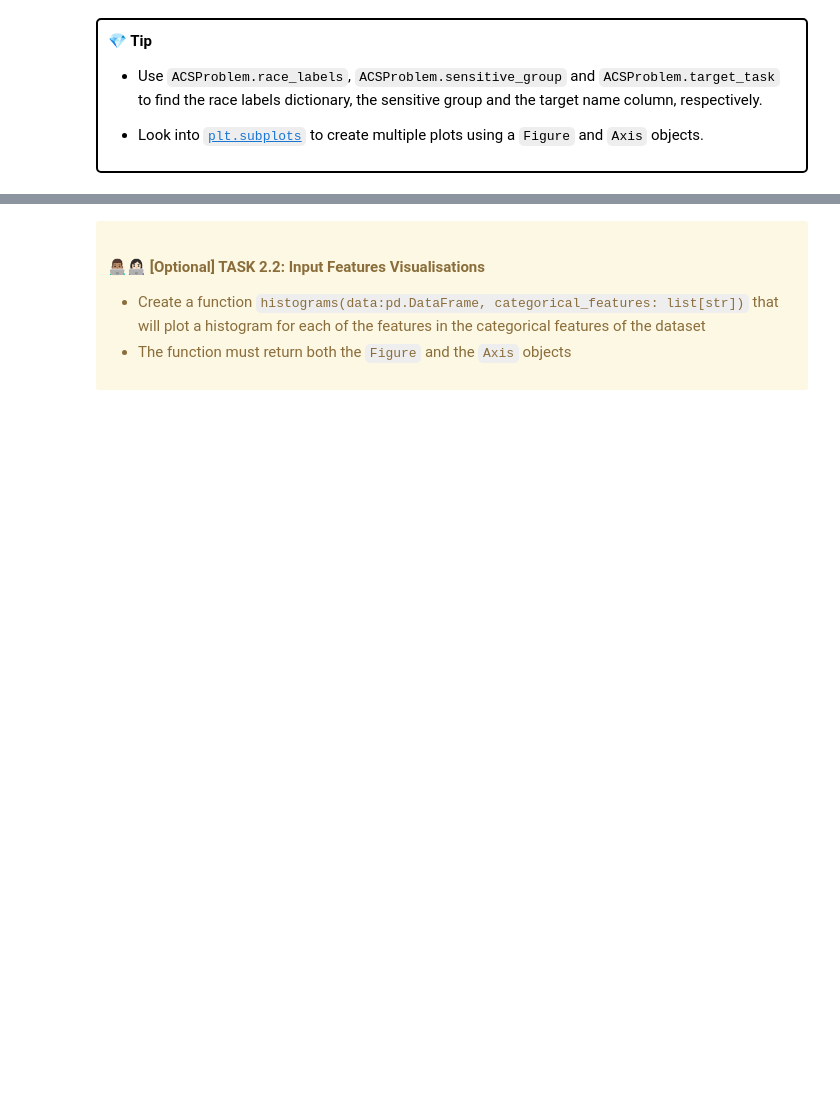
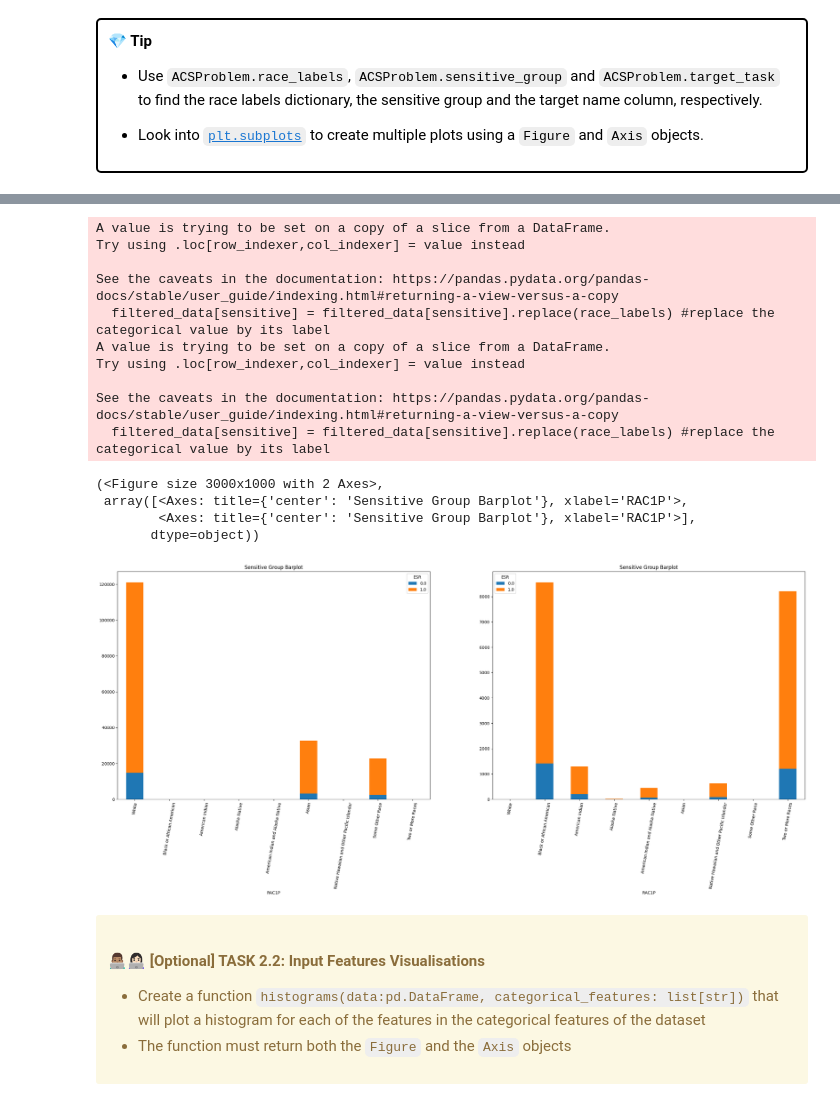
Before and after one commit to UCL-ELEC0136/4-data-processing-2-UCLdarianrodriguez, a Jupyter notebook: 4-data-processing-2.ipynb, the cells around one changed output, grey strips where cells are left out. Cells and saved outputs as stored; diff of their text form; code cells hidden in the pictures; blank space fills up the shorter version.

```diff
--- a/4-data-processing-2.ipynb
+++ b/4-data-processing-2.ipynb
@@ -388,3 +471,64 @@ def sensitive_group_plot(data:pd.DataFrame, race_labels : list[str], sensitive:
+# %%
+import matplotlib.pyplot as plt
+
+def sensitive_group_Barplot(data:pd.DataFrame, race_labels : dict, sensitive: str, target: str,percentage:float = 0.15) -> (plt.Figure, plt.Axes):
+    """
+    Creates a barplot of sensitive group splitted into two plots based on a percentage threshold
+
+    Args:
+        data (pd.DataFrame): dataframe including all the avaible data
+        race_labels (dict): the dictionary with races available in the dataset and their label, legend
+        sensitive (str): the column name of the sensitive attribute
+        target (str): the column name of the target task
+        percentage (float): number between 0 - 1, indicanting the threshold for splitting the graph
+
+    Returns:
+        (plt.Figure, plt.Axes): matplotlib figure and axes objects
+    """
+
+    assert 0 < percentage < 1, "Incorrect percertage range"
+
+    # Criteria for splitting the graph
+    frequency = data[sensitive].value_counts()  # Count frequency of each sensitive group
+    sensitive_g1 = frequency[frequency>=(frequency.max())*percentage] #group 1
+    sensitive_g2 = frequency[frequency<(frequency.max())*percentage]  #group 2
+    sensitive_list = [sensitive_g1,sensitive_g2] #list with the
+
+    fig, axes = plt.subplots(1,2, figsize=(30, 10))
+
+
+
+    for i in range(2):
+        values_list = list(sensitive_list[i].index) #value per race
+        filtered_data = data[data[sensitive].isin(values_list)] #extract data where the sensitive group has certain values inside a group list
+
+        filtered_data[sensitive] = filtered_data[sensitive].replace(race_labels) #replace the categorical value by its label
+
+        filtered_data.groupby([sensitive, target])[target].count().unstack().plot(
+        kind="bar", stacked=True,ax=axes[i])
+
+        axes[i].set_title("Sensitive Group Barplot")
+        axes[i].set_xticklabels(list(race_labels.values()), rotation=80)
+
+    return fig, axes
+
+sensitive_group_Barplot(df, ACSProblem.race_labels, ACSProblem.sensitive_group, ACSProblem.target_task)
+# %% [output]
+A value is trying to be set on a copy of a slice from a DataFrame.
+Try using .loc[row_indexer,col_indexer] = value instead
+
+See the caveats in the documentation: https://pandas.pydata.org/pandas-docs/stable/user_guide/indexing.html#returning-a-view-versus-a-copy
+  filtered_data[sensitive] = filtered_data[sensitive].replace(race_labels) #replace the categorical value by its label
+A value is trying to be set on a copy of a slice from a DataFrame.
+Try using .loc[row_indexer,col_indexer] = value instead
+
+See the caveats in the documentation: https://pandas.pydata.org/pandas-docs/stable/user_guide/indexing.html#returning-a-view-versus-a-copy
+  filtered_data[sensitive] = filtered_data[sensitive].replace(race_labels) #replace the categorical value by its label
+(<Figure size 3000x1000 with 2 Axes>,
+ array([<Axes: title={'center': 'Sensitive Group Barplot'}, xlabel='RAC1P'>,
+        <Axes: title={'center': 'Sensitive Group Barplot'}, xlabel='RAC1P'>],
+       dtype=object))
+[figure, added]
 # %% [markdown]
 <div class="alert alert-block alert-warning">
 <h4>👨🏽‍💻👩🏻‍💻 [Optional] TASK 2.2: Input Features Visualisations</h4>
```
Also changed, not shown: parts of 24 cells of this notebook.
